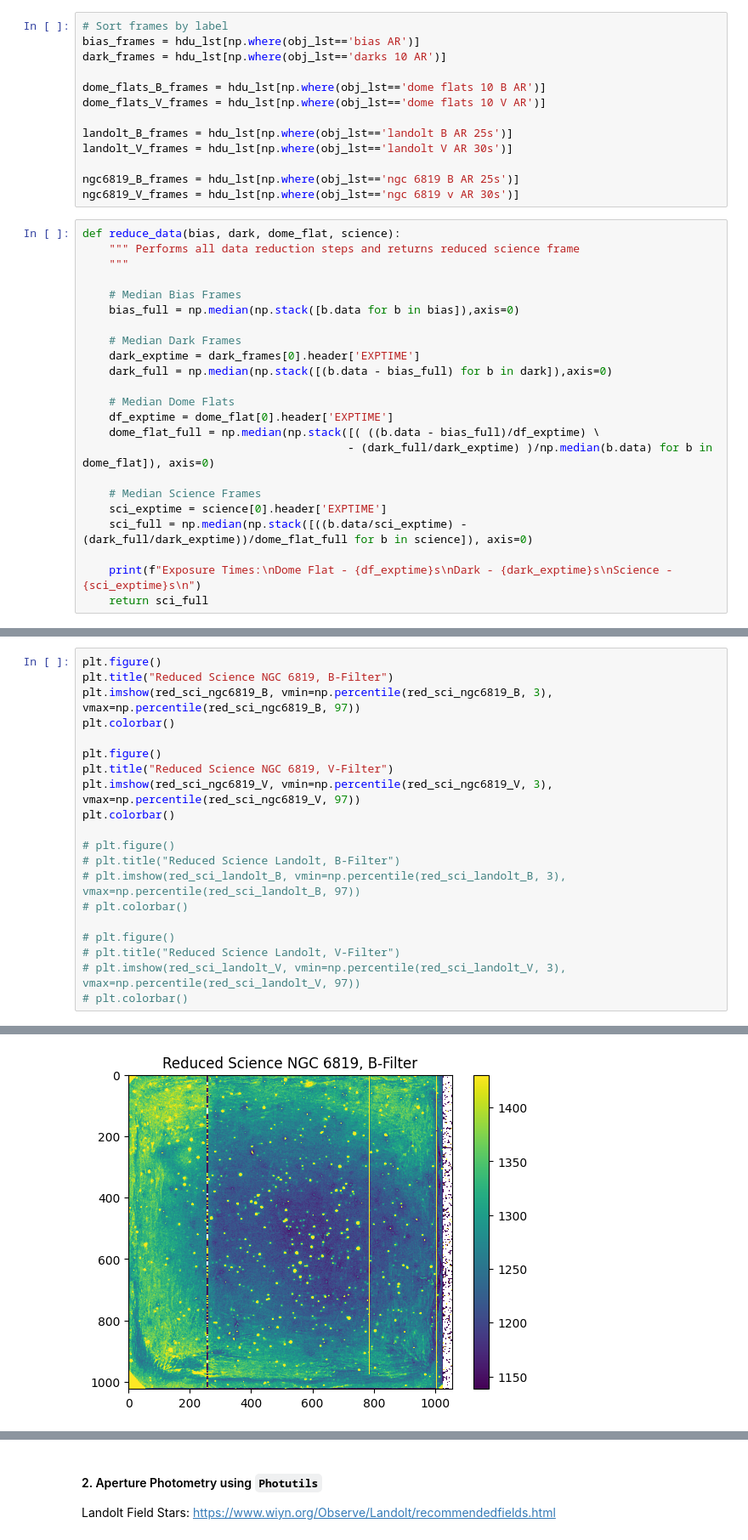
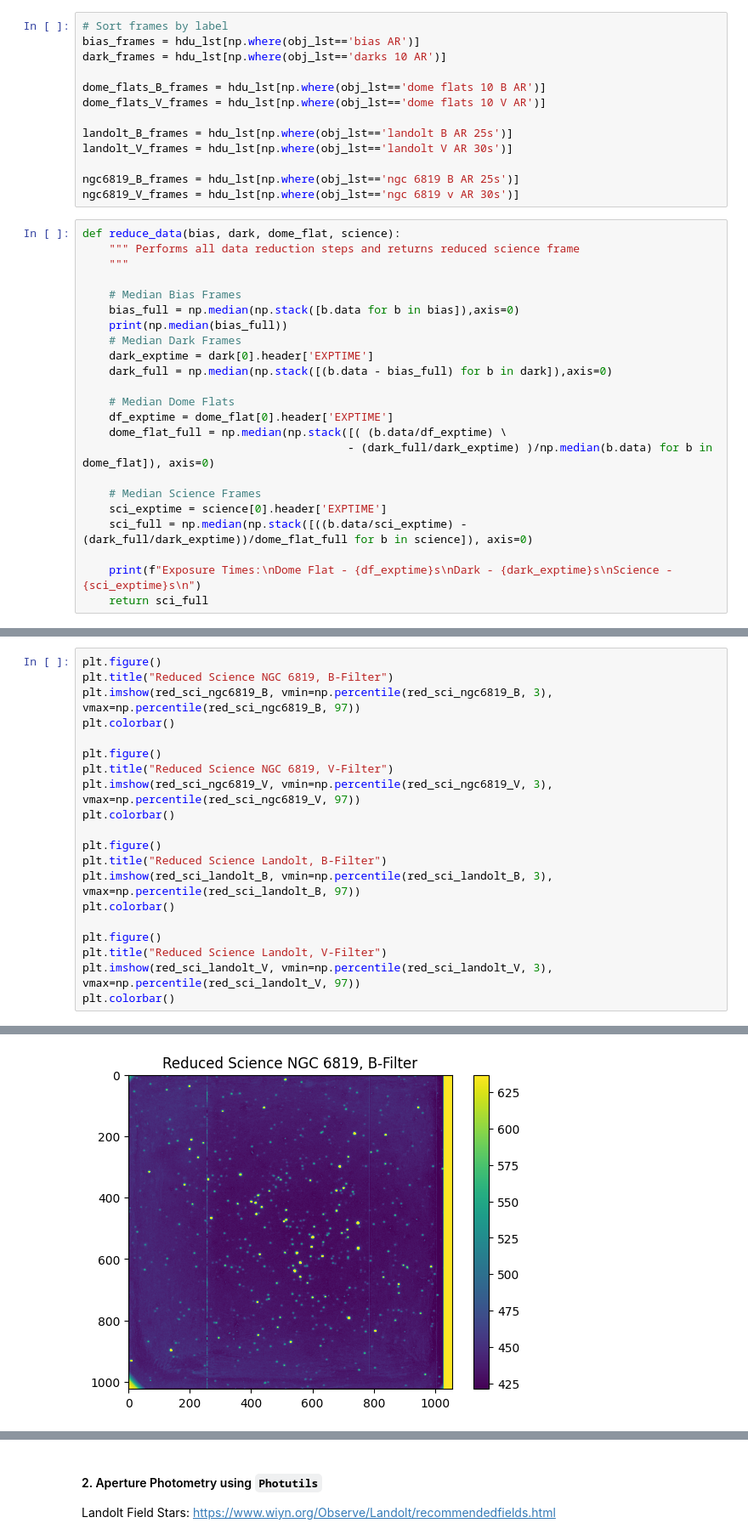
Before and after one commit to avi-patel1/ASTR257_2024, a Jupyter notebook: Project 2--HR Diagram/HR_Diagram.ipynb, the cells around one changed output, grey strips where cells are left out. Shown at 85% size. Cells and saved outputs as stored; diff of their text form.

```diff
--- a/Project 2--HR Diagram/HR_Diagram.ipynb
+++ b/Project 2--HR Diagram/HR_Diagram.ipynb
@@ -57,14 +59,14 @@ def reduce_data(bias, dark, dome_flat, science):
 
     # Median Bias Frames
     bias_full = np.median(np.stack([b.data for b in bias]),axis=0)
-
+    print(np.median(bias_full))
     # Median Dark Frames
-    dark_exptime = dark_frames[0].header['EXPTIME']
+    dark_exptime = dark[0].header['EXPTIME']
     dark_full = np.median(np.stack([(b.data - bias_full) for b in dark]),axis=0)
 
     # Median Dome Flats
     df_exptime = dome_flat[0].header['EXPTIME']
-    dome_flat_full = np.median(np.stack([( ((b.data - bias_full)/df_exptime) \
+    dome_flat_full = np.median(np.stack([( (b.data/df_exptime) \
                                         - (dark_full/dark_exptime) )/np.median(b.data) for b in dome_flat]), axis=0)
 
     # Median Science Frames
@@ -106,23 +109,23 @@ Science - 30s
 # %%
 plt.figure()
 plt.title("Reduced Science NGC 6819, B-Filter")
 plt.imshow(red_sci_ngc6819_B, vmin=np.percentile(red_sci_ngc6819_B, 3), vmax=np.percentile(red_sci_ngc6819_B, 97))
 plt.colorbar()
 
 plt.figure()
 plt.title("Reduced Science NGC 6819, V-Filter")
 plt.imshow(red_sci_ngc6819_V, vmin=np.percentile(red_sci_ngc6819_V, 3), vmax=np.percentile(red_sci_ngc6819_V, 97))
 plt.colorbar()
 
-# plt.figure()
-# plt.title("Reduced Science Landolt, B-Filter")
-# plt.imshow(red_sci_landolt_B, vmin=np.percentile(red_sci_landolt_B, 3), vmax=np.percentile(red_sci_landolt_B, 97))
-# plt.colorbar()
+plt.figure()
+plt.title("Reduced Science Landolt, B-Filter")
+plt.imshow(red_sci_landolt_B, vmin=np.percentile(red_sci_landolt_B, 3), vmax=np.percentile(red_sci_landolt_B, 97))
+plt.colorbar()
 
-# plt.figure()
-# plt.title("Reduced Science Landolt, V-Filter")
-# plt.imshow(red_sci_landolt_V, vmin=np.percentile(red_sci_landolt_V, 3), vmax=np.percentile(red_sci_landolt_V, 97))
-# plt.colorbar()
+plt.figure()
+plt.title("Reduced Science Landolt, V-Filter")
+plt.imshow(red_sci_landolt_V, vmin=np.percentile(red_sci_landolt_V, 3), vmax=np.percentile(red_sci_landolt_V, 97))
+plt.colorbar()
 # %% [output]
 <matplotlib.colorbar.Colorbar at 0x...>
-[figure, old version]
+[figure, new version]
```
Also changed, not shown: parts of 19 cells of this notebook, 1 other file.
